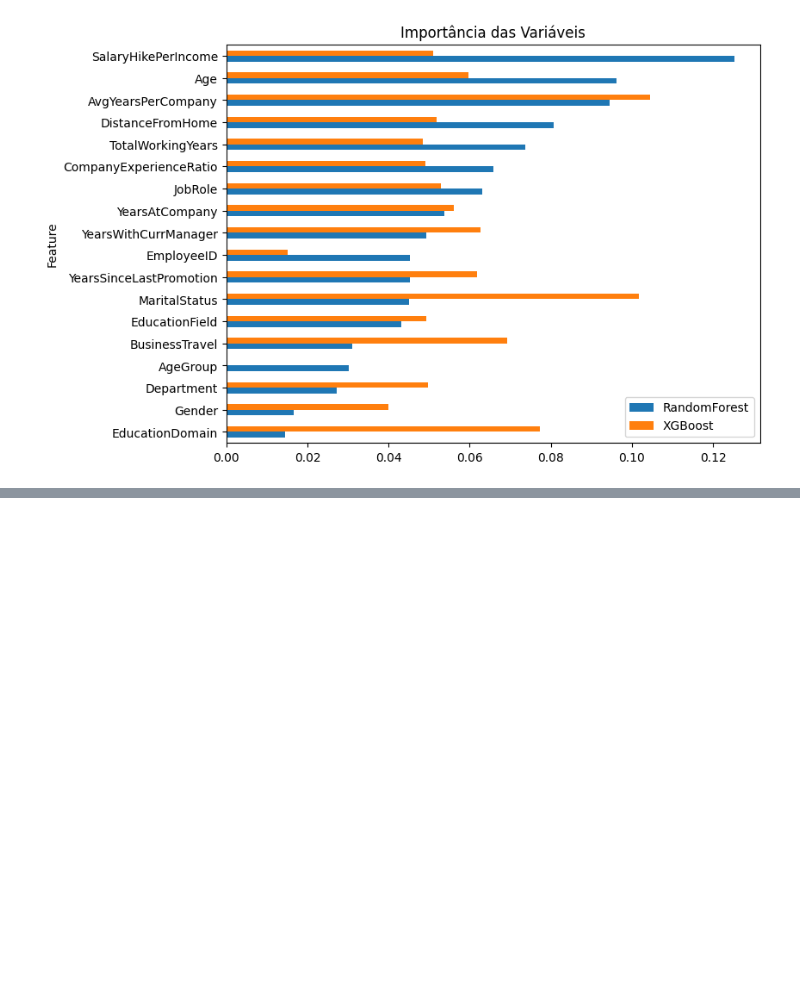
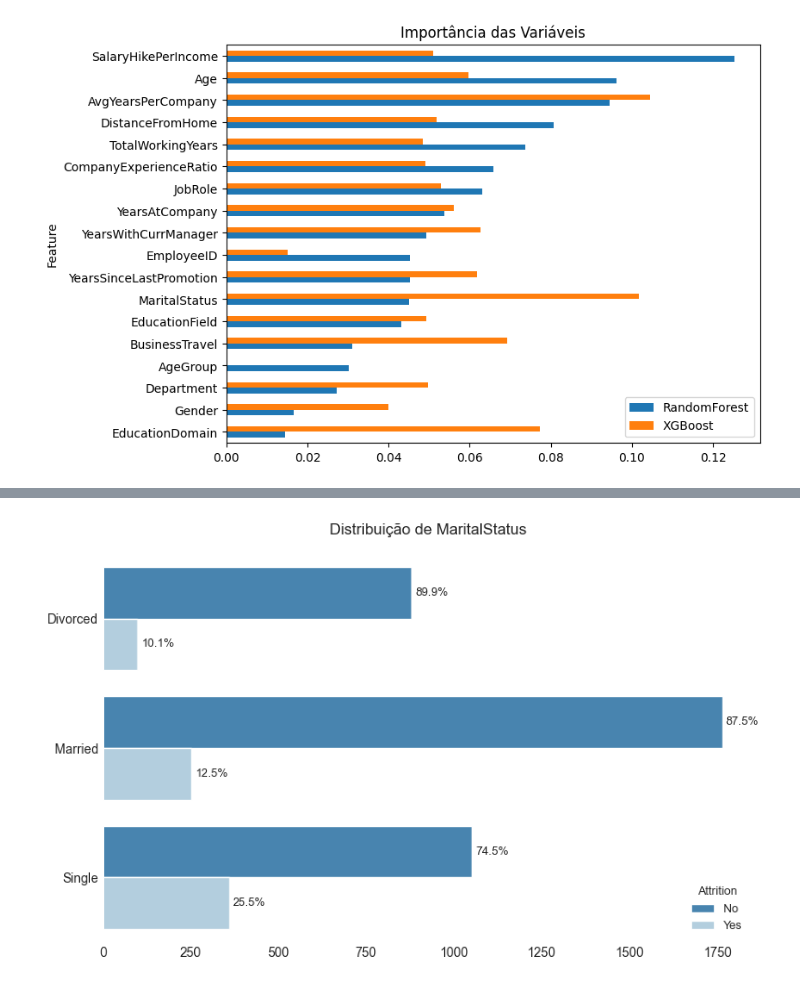
Before and after one commit to vitoriapguimaraes/Python-PredicaoRH, a Jupyter notebook: scripts/analysis.ipynb, the cells around one changed output, grey strips where cells are left out. Saved outputs shown, nothing was run; the diff lists cells and outputs as text; code cells hidden in the pictures; blank space fills up the shorter version.

```diff
--- a/scripts/analysis.ipynb
+++ b/scripts/analysis.ipynb
@@ -584,0 +674,4 @@ plt.show()
+# %%
+plot_categorical_distribution(df, 'MaritalStatus', hue='Attrition')
+# %% [output]
+[figure, added]
```
Also changed, not shown: parts of 19 cells of this notebook, 1 other file.
